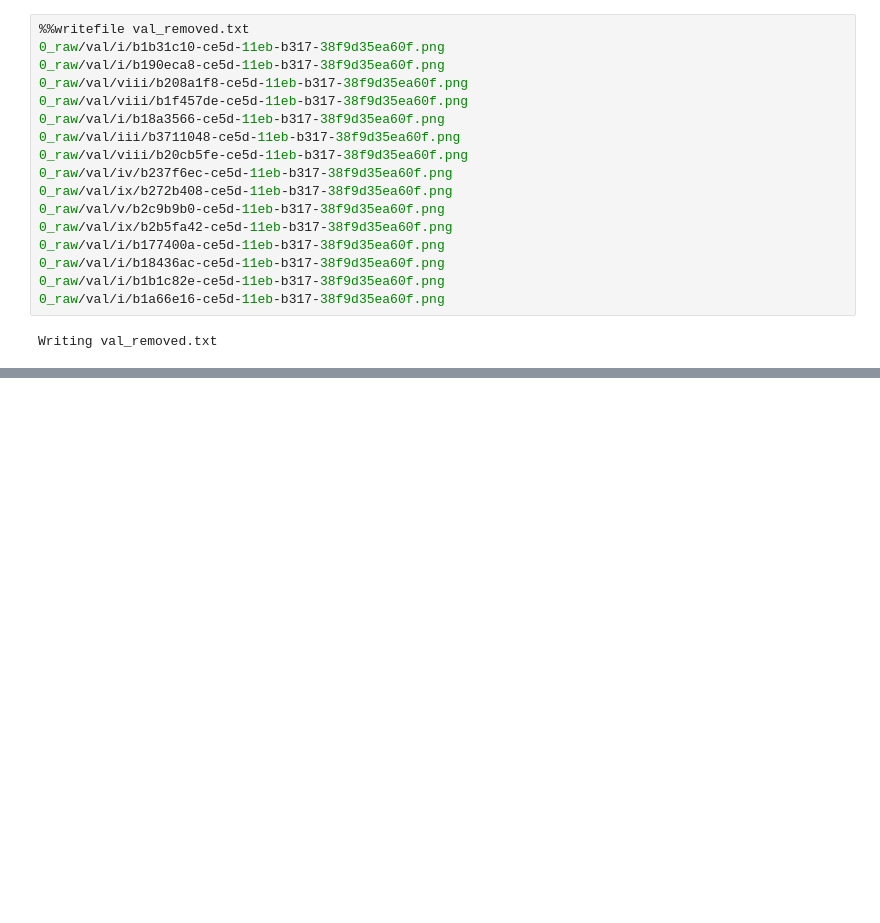
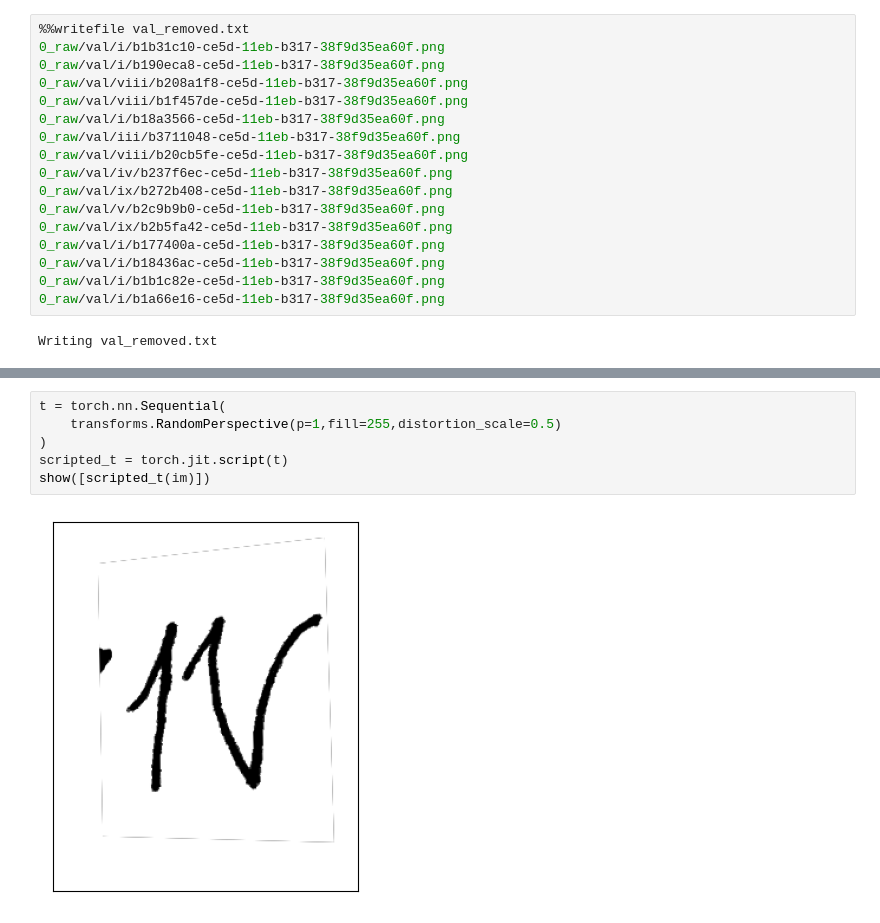
Before and after one commit to phandaiduonghcb/DataCentric, a Jupyter notebook: test.ipynb, the cells around one changed output, grey strips where cells are left out. Drawn from its saved outputs; the diff is of its cells as text; blank space fills up the shorter version.

```diff
--- a/test.ipynb
+++ b/test.ipynb
@@ -55,0 +225,8 @@ for path in paths:
+# %%
+t = torch.nn.Sequential(
+    transforms.RandomPerspective(p=1,fill=255,distortion_scale=0.5)
+)
+scripted_t = torch.jit.script(t)
+show([scripted_t(im)])
+# %% [output]
+[figure, added]
```
Also changed, not shown: parts of 23 cells of this notebook, 30 other files.
